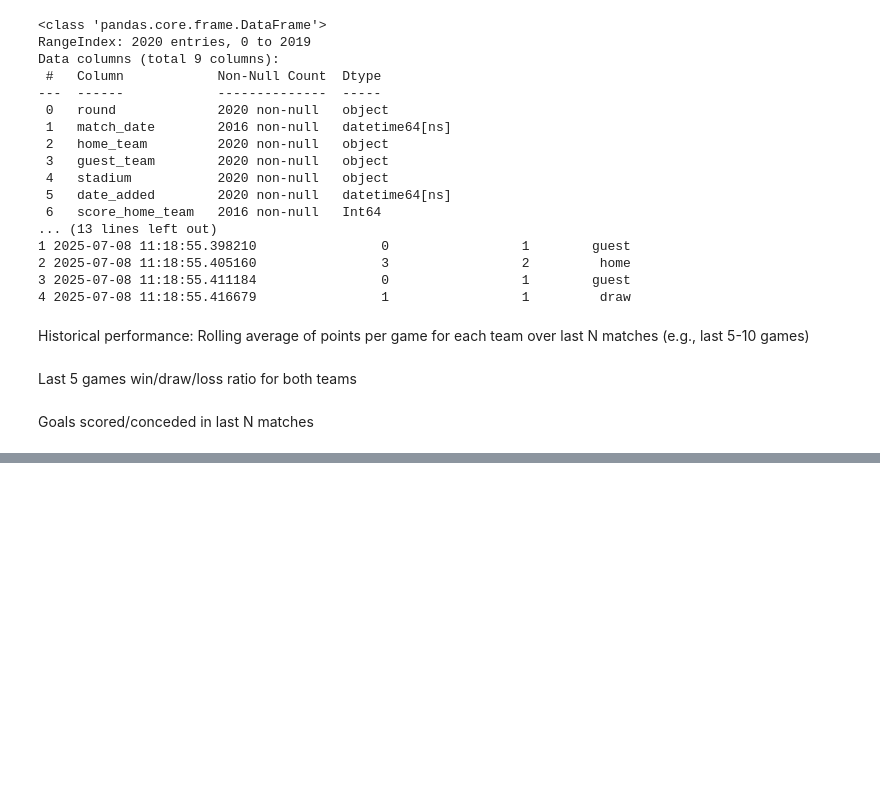
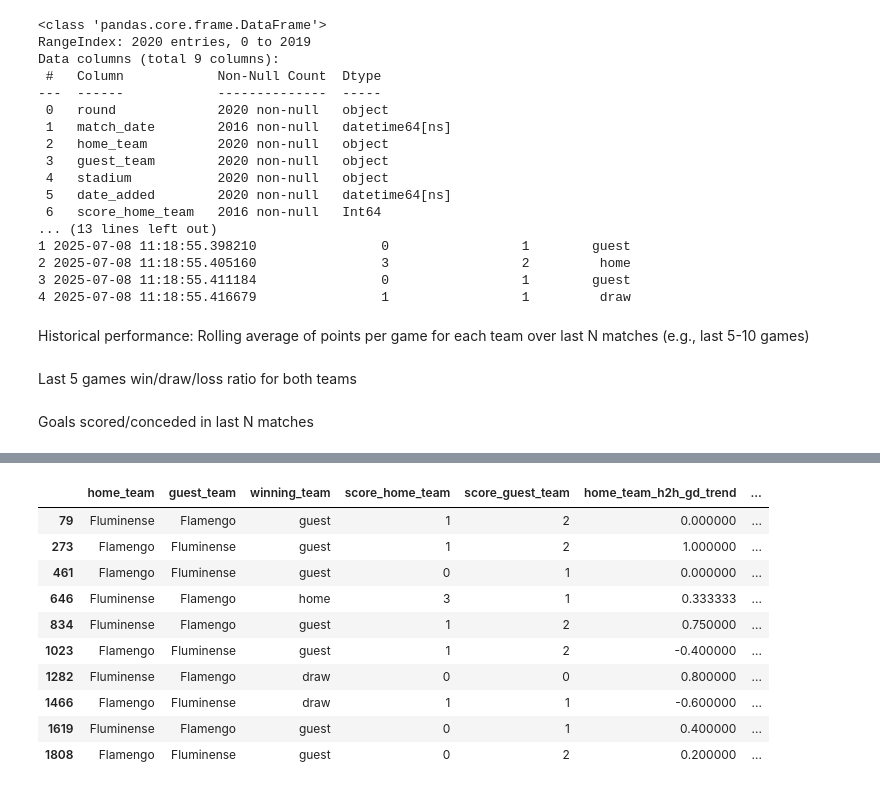
Before and after one commit to igornunespatricio/predict-soccer-match, a Jupyter notebook: notebooks/eda.ipynb, the cells around one changed output, grey strips where cells are left out. Saved outputs shown, nothing was run; the diff lists cells and outputs as text; code cells hidden in the pictures; blank space fills up the shorter version.

```diff
--- a/notebooks/eda.ipynb
+++ b/notebooks/eda.ipynb
@@ -297,2 +501,18 @@ memory usage: 515.9+ KB
+# %%
+mask =  final_df['home_team'].isin(['Flamengo', 'Fluminense']) & final_df['guest_team'].isin(['Flamengo', "Fluminense"])
+
+final_df[mask][['home_team','guest_team', 'winning_team', 'score_home_team', 'score_guest_team', 'home_team_h2h_gd_trend', 'guest_team_h2h_gd_trend']].head(10)
+# %% [output]
+|  | home_team | guest_team | winning_team | score_home_team | score_guest_team | home_team_h2h_gd_trend | ... |
+| 79 | Fluminense | Flamengo | guest | 1 | 2 | 0.000000 | ... |
+| 273 | Flamengo | Fluminense | guest | 1 | 2 | 1.000000 | ... |
+| 461 | Flamengo | Fluminense | guest | 0 | 1 | 0.000000 | ... |
+| 646 | Fluminense | Flamengo | home | 3 | 1 | 0.333333 | ... |
+| 834 | Fluminense | Flamengo | guest | 1 | 2 | 0.750000 | ... |
+| 1023 | Flamengo | Fluminense | guest | 1 | 2 | -0.400000 | ... |
+| 1282 | Fluminense | Flamengo | draw | 0 | 0 | 0.800000 | ... |
+| 1466 | Flamengo | Fluminense | draw | 1 | 1 | -0.600000 | ... |
+| 1619 | Fluminense | Flamengo | guest | 0 | 1 | 0.400000 | ... |
+| 1808 | Flamengo | Fluminense | guest | 0 | 2 | 0.200000 | ... |
 # %%
 # filter flamengo in home or guest team
```
Also changed, not shown: parts of 9 cells of this notebook, 1 other file.
